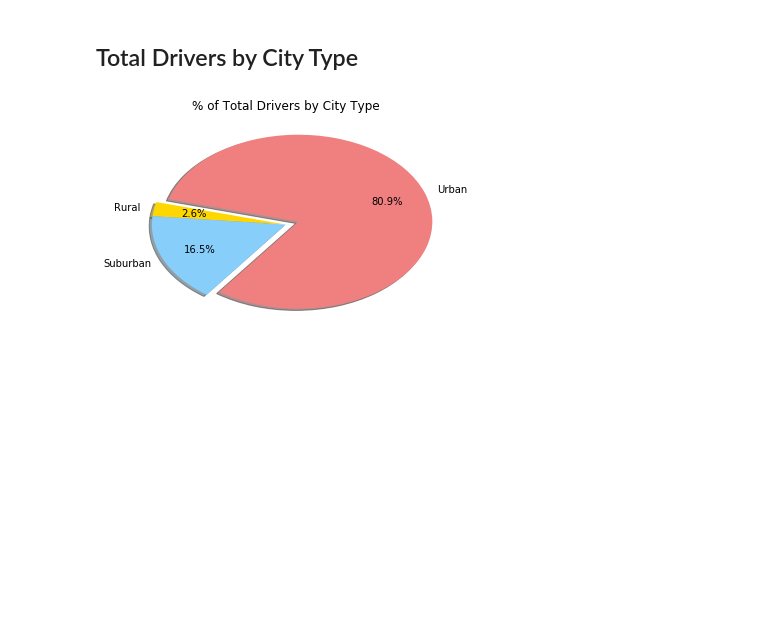
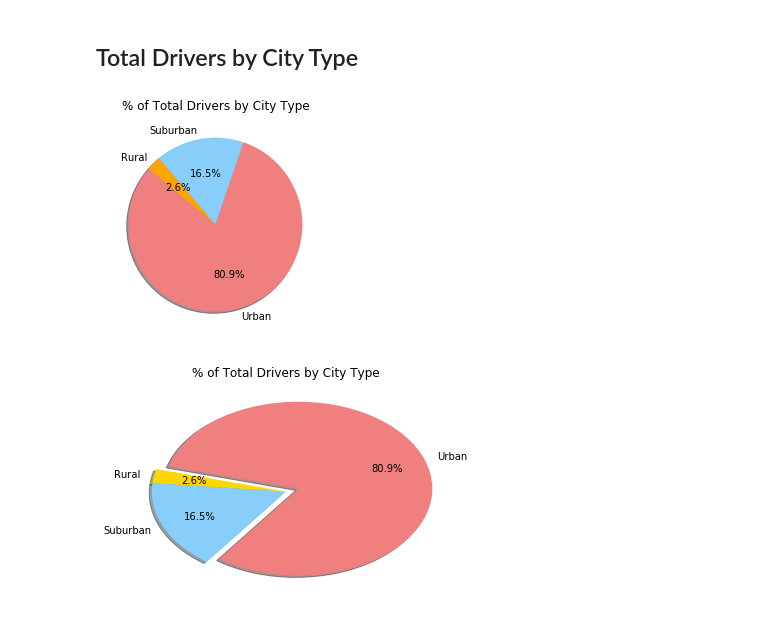
Before and after one commit to vabigdatamover/Barhorst_DataBootCamp_HW, a Jupyter notebook: Barhorst-Homework/Unit_5_Matplolib_Homework/Pyber/Barhorst_Matplotlib_v1.ipynb, the cells around one changed output. Saved outputs shown, nothing was run; the diff lists cells and outputs as text; code cells hidden in the pictures; blank space fills up the shorter version.

```diff
--- a/Barhorst-Homework/Unit_5_Matplolib_Homework/Pyber/Barhorst_Matplotlib_v1.ipynb
+++ b/Barhorst-Homework/Unit_5_Matplolib_Homework/Pyber/Barhorst_Matplotlib_v1.ipynb
@@ -148,3 +214,55 @@ plt.show()
+# %%
+# Build Pie Chart
+# Dependencies and Setup
+import matplotlib.pyplot as plt
+import pandas as pd
+import numpy as np
+
+# Save Figure
+# File to Load (Remember to change these)
+# File to Load (Remember to change these)
+city_data_to_load = "data/city_data.csv"
+ride_data_to_load = "data/ride_data.csv"
+# Read the City and Ride Data
+city_data = pd.read_csv(city_data_to_load)
+ride_data = pd.read_csv(ride_data_to_load)
+# Combine the data into a single dataset
+transportation_data_complete = pd.merge(city_data, ride_data, on=["city"])
+
+#total number of drivers per city
+drivers=city_data[["city","driver_count","type"]]
+drivers_by_type=drivers.set_index('type')
+drivers_urban=drivers_by_type.loc["Urban"]
+drivers_rural=drivers_by_type.loc["Rural"]
+drivers_suburban=drivers_by_type.loc["Suburban"]
+
+drivers_rural_pie=sum(drivers_rural["driver_count"])
+drivers_suburban_pie=sum(drivers_suburban["driver_count"])
+drivers_urban_pie=sum(drivers_urban["driver_count"])
+
+
+sizes=(drivers_urban_pie, drivers_suburban_pie, drivers_rural_pie)
+
+# Tells matplotlib to seperate the "Python" section from the others
+#explode = (0.1, 0, 0, 0)
+
+# Labels for the sections of our pie chart
+labels = ["Urban", "Suburban", "Rural"]
+
+# The colors of each section of the pie chart
+colors = ["lightcoral", "lightskyblue", "orange"]
+
+plt.pie(sizes, labels=labels, colors=colors,
+        autopct="%1.1f%%", shadow=True, startangle=140)
+
+plt.title("% of Total Drivers by City Type")
+
+# Save Figure
+plt.savefig("data/TotalDriversType.png")
+#Show
+plt.show()
+# %% [output]
+[figure, added]
 # %%
 # Show Figure
 plt.show()
```
Also changed, not shown: parts of 5 cells of this notebook, 4 other files.
